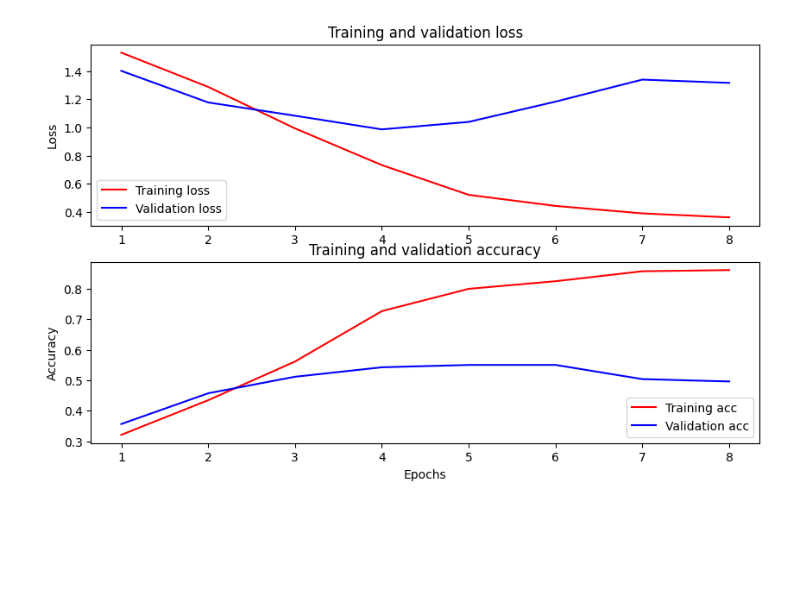
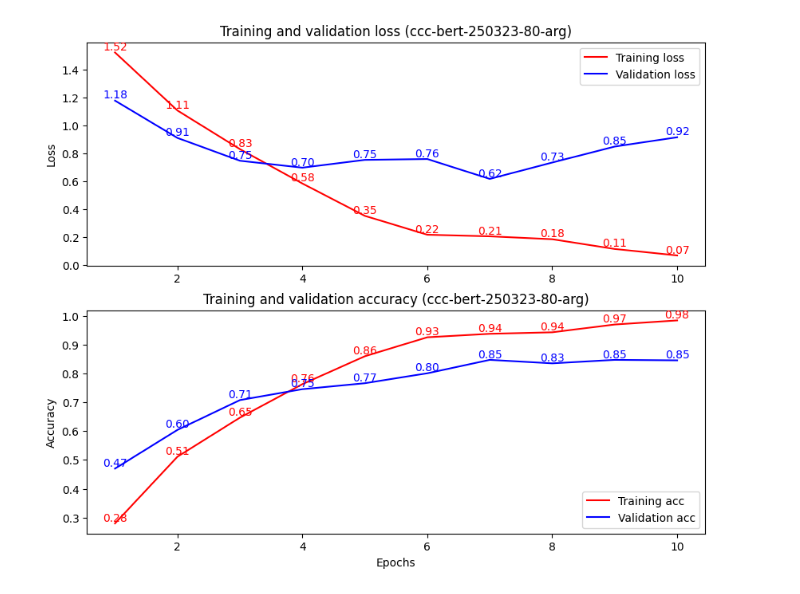
Before and after one commit to cccalc/clinicalcompetencycalc, a Jupyter notebook: python/bert/train.ipynb, the cells around one changed output. Drawn from its saved outputs; the diff is of its cells as text; code cells hidden in the pictures; blank space fills up the shorter version.

```diff
--- a/python/bert/train.ipynb
+++ b/python/bert/train.ipynb
@@ -18,7 +22,7 @@ import matplotlib.pyplot as plt
 # %%
 # Load datasets
 
-dataset_name = 'ccc-bert-250318'
+dataset_name = 'ccc-bert-250323-80-arg'
 
 autotune = tf.data.AUTOTUNE
 batch_size = 32
@@ -100,13 +320,0 @@ optimizer = optimization.create_optimizer(
-# %%
-# Train model
-
-# instantiating the model in the strategy scope creates the model on the TPU
-
-classifier_model = tf.keras.Model(text_input, net)
-classifier_model.compile(optimizer=optimizer, loss=loss, metrics=metrics)
-
-training_history = classifier_model.fit(
-    x=train_ds,
-    validation_data=val_ds,
-    epochs=epochs,
-    callbacks=[early_stopping])
@@ -140,34 +330,49 @@ Accuracy: 0.6707317233085632
 # %%
 history_dict = training_history.history
 
 acc = history_dict['categorical_accuracy']
 val_acc = history_dict['val_categorical_accuracy']
 loss = history_dict['loss']
 val_loss = history_dict['val_loss']
 
 epochs = range(1, len(acc) + 1)
-fig = plt.figure(figsize=(10, 6))
+fig = plt.figure(figsize=(10, 8))
 fig.tight_layout()
 
 plt.subplot(2, 1, 1)
 # r is for "solid red line"
 plt.plot(epochs, loss, 'r', label='Training loss')
 # b is for "solid blue line"
 plt.plot(epochs, val_loss, 'b', label='Validation loss')
-plt.title('Training and validation loss')
+plt.title(f'Training and validation loss ({dataset_name})')
 # plt.xlabel('Epochs')
 plt.ylabel('Loss')
 plt.legend()
 
+# Add value labels for loss
+for x, y in zip(epochs, loss):
+    plt.text(x, y, f"{y:.2f}", color='red', ha='center', va='bottom')
+for x, y in zip(epochs, val_loss):
+    plt.text(x, y, f"{y:.2f}", color='blue', ha='center', va='bottom')
+
 plt.subplot(2, 1, 2)
 plt.plot(epochs, acc, 'r', label='Training acc')
 plt.plot(epochs, val_acc, 'b', label='Validation acc')
-plt.title('Training and validation accuracy')
+plt.title(f'Training and validation accuracy ({dataset_name})')
 plt.xlabel('Epochs')
 plt.ylabel('Accuracy')
 plt.legend(loc='lower right')
+
+# Add value labels for accuracy
+for x, y in zip(epochs, acc):
+    plt.text(x, y, f"{y:.2f}", color='red', ha='center', va='bottom')
+for x, y in zip(epochs, val_acc):
+    plt.text(x, y, f"{y:.2f}", color='blue', ha='center', va='bottom')
+
+figname = f"{dataset_name}-{datetime.now().strftime('%y%m%d-%H%M%S')}.png"
+plt.savefig(f"/kaggle/working/{figname}", dpi=300, bbox_inches='tight')
 plt.show()
 # %% [output]
-[figure, old version]
+[figure, new version]
 # %%
 # Export model for inference
```
Also changed, not shown: parts of 14 cells of this notebook.
